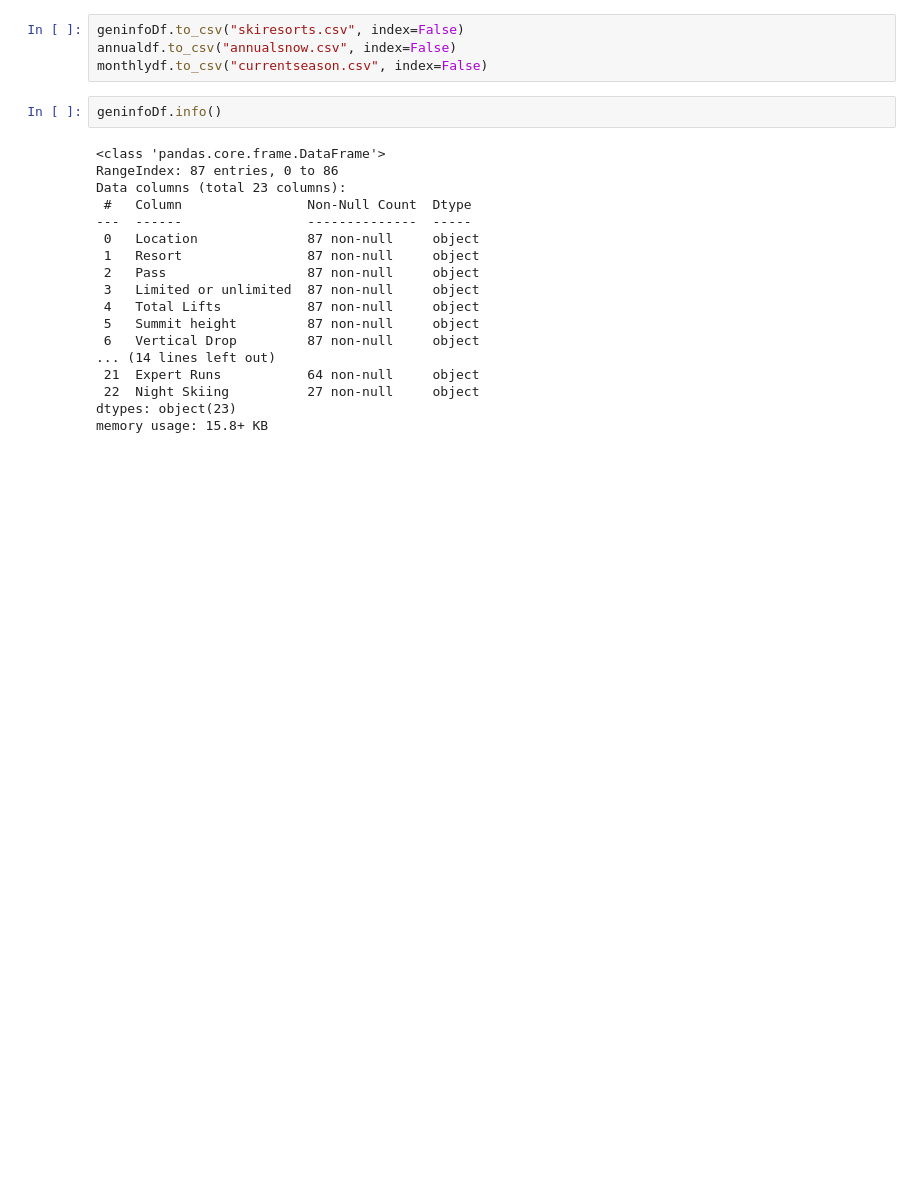
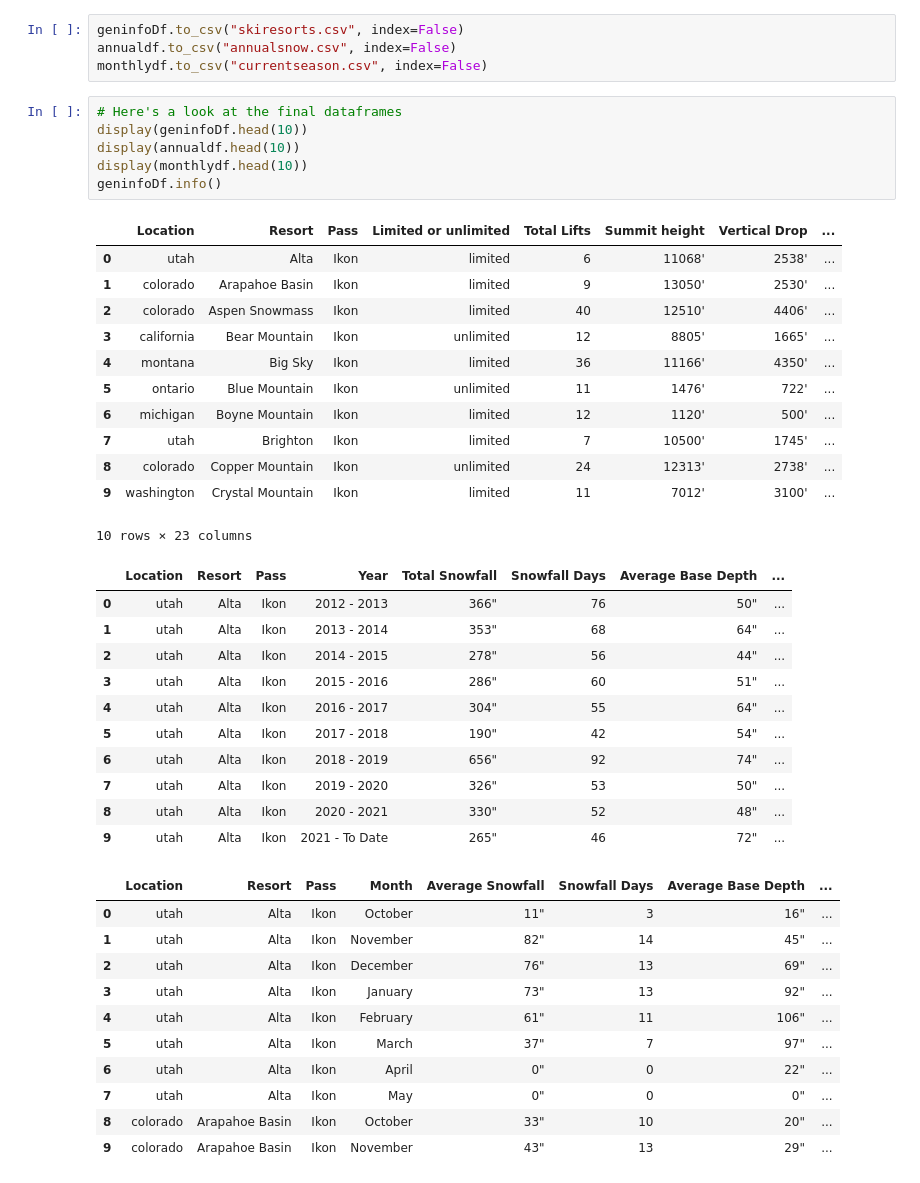
Before and after one commit to hinegra17/hinegra17, a Jupyter notebook: OnTheSnowProject/SnowReportScraping.ipynb, the cells around one changed output. Cells and saved outputs as stored; diff of their text form; blank space fills up the shorter version.

```diff
--- a/OnTheSnowProject/SnowReportScraping.ipynb
+++ b/OnTheSnowProject/SnowReportScraping.ipynb
@@ -586,23 +586,44 @@ All there is to do now is create csv's out of the data.
 geninfoDf.to_csv("skiresorts.csv", index=False)
 annualdf.to_csv("annualsnow.csv", index=False)
 monthlydf.to_csv("currentseason.csv", index=False)
-# %%
-geninfoDf.info()
-# %% [output]
-<class 'pandas.core.frame.DataFrame'>
-RangeIndex: 87 entries, 0 to 86
-Data columns (total 23 columns):
- #   Column                Non-Null Count  Dtype
----  ------                --------------  -----
- 0   Location              87 non-null     object
- 1   Resort                87 non-null     object
- 2   Pass                  87 non-null     object
- 3   Limited or unlimited  87 non-null     object
- 4   Total Lifts           87 non-null     object
- 5   Summit height         87 non-null     object
- 6   Vertical Drop         87 non-null     object
-... (14 lines left out)
- 21  Expert Runs           64 non-null     object
- 22  Night Skiing          27 non-null     object
-dtypes: object(23)
-memory usage: 15.8+ KB
+# %%
+# Here's a look at the final dataframes
+display(geninfoDf.head(10))
+display(annualdf.head(10))
+display(monthlydf.head(10))
+geninfoDf.info()
+# %% [output]
+|  | Location | Resort | Pass | Limited or unlimited | Total Lifts | Summit height | Vertical Drop | ... |
+| 0 | utah | Alta | Ikon | limited | 6 | 11068' | 2538' | ... |
+| 1 | colorado | Arapahoe Basin | Ikon | limited | 9 | 13050' | 2530' | ... |
+| 2 | colorado | Aspen Snowmass | Ikon | limited | 40 | 12510' | 4406' | ... |
+| 3 | california | Bear Mountain | Ikon | unlimited | 12 | 8805' | 1665' | ... |
+| 4 | montana | Big Sky | Ikon | limited | 36 | 11166' | 4350' | ... |
+| 5 | ontario | Blue Mountain | Ikon | unlimited | 11 | 1476' | 722' | ... |
+| 6 | michigan | Boyne Mountain | Ikon | limited | 12 | 1120' | 500' | ... |
+| 7 | utah | Brighton | Ikon | limited | 7 | 10500' | 1745' | ... |
+| 8 | colorado | Copper Mountain | Ikon | unlimited | 24 | 12313' | 2738' | ... |
+| 9 | washington | Crystal Mountain | Ikon | limited | 11 | 7012' | 3100' | ... |
+10 rows × 23 columns
+|  | Location | Resort | Pass | Year | Total Snowfall | Snowfall Days | Average Base Depth | ... |
+| 0 | utah | Alta | Ikon | 2012 - 2013 | 366" | 76 | 50" | ... |
+| 1 | utah | Alta | Ikon | 2013 - 2014 | 353" | 68 | 64" | ... |
+| 2 | utah | Alta | Ikon | 2014 - 2015 | 278" | 56 | 44" | ... |
+| 3 | utah | Alta | Ikon | 2015 - 2016 | 286" | 60 | 51" | ... |
+| 4 | utah | Alta | Ikon | 2016 - 2017 | 304" | 55 | 64" | ... |
+| 5 | utah | Alta | Ikon | 2017 - 2018 | 190" | 42 | 54" | ... |
+| 6 | utah | Alta | Ikon | 2018 - 2019 | 656" | 92 | 74" | ... |
+| 7 | utah | Alta | Ikon | 2019 - 2020 | 326" | 53 | 50" | ... |
+| 8 | utah | Alta | Ikon | 2020 - 2021 | 330" | 52 | 48" | ... |
+| 9 | utah | Alta | Ikon | 2021 - To Date | 265" | 46 | 72" | ... |
+|  | Location | Resort | Pass | Month | Average Snowfall | Snowfall Days | Average Base Depth | ... |
+| 0 | utah | Alta | Ikon | October | 11" | 3 | 16" | ... |
+| 1 | utah | Alta | Ikon | November | 82" | 14 | 45" | ... |
+| 2 | utah | Alta | Ikon | December | 76" | 13 | 69" | ... |
+| 3 | utah | Alta | Ikon | January | 73" | 13 | 92" | ... |
+| 4 | utah | Alta | Ikon | February | 61" | 11 | 106" | ... |
+| 5 | utah | Alta | Ikon | March | 37" | 7 | 97" | ... |
+| 6 | utah | Alta | Ikon | April | 0" | 0 | 22" | ... |
+| 7 | utah | Alta | Ikon | May | 0" | 0 | 0" | ... |
+| 8 | colorado | Arapahoe Basin | Ikon | October | 33" | 10 | 20" | ... |
+| 9 | colorado | Arapahoe Basin | Ikon | November | 43" | 13 | 29" | ... |
```
Also changed, not shown: parts of 1 cell of this notebook.
